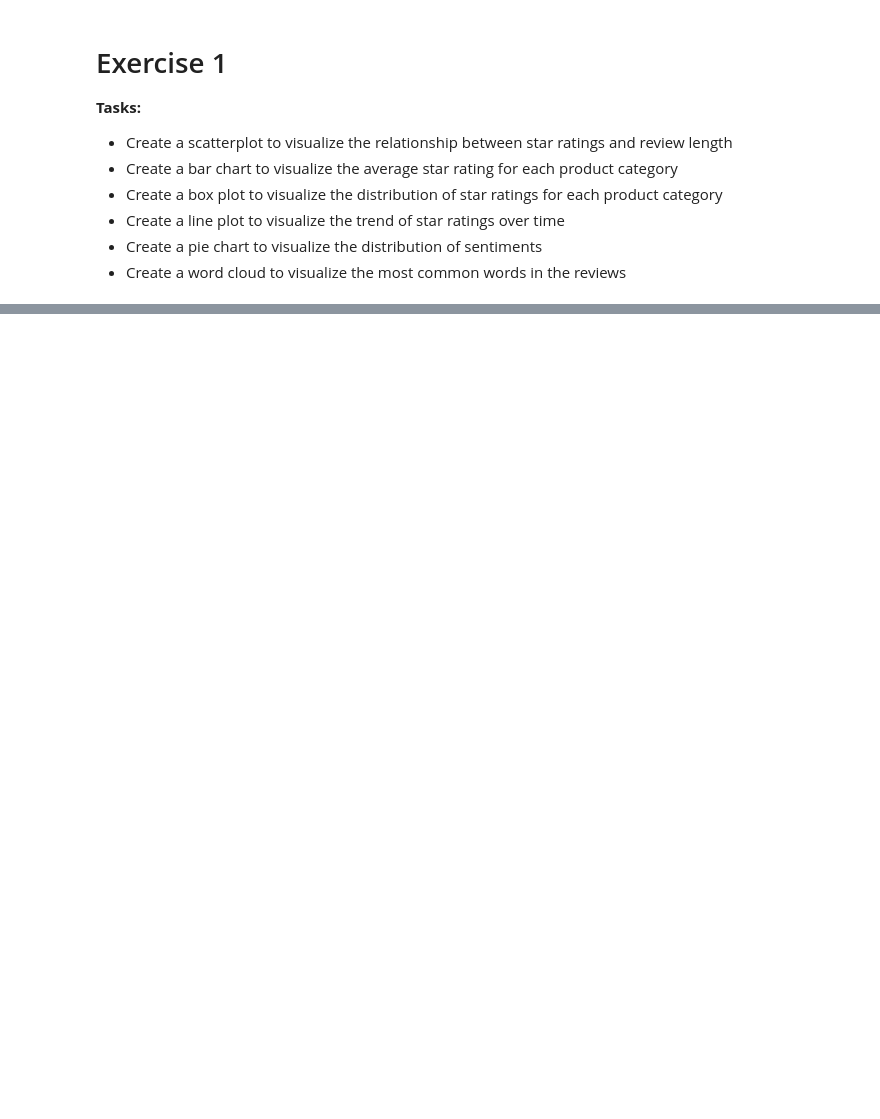
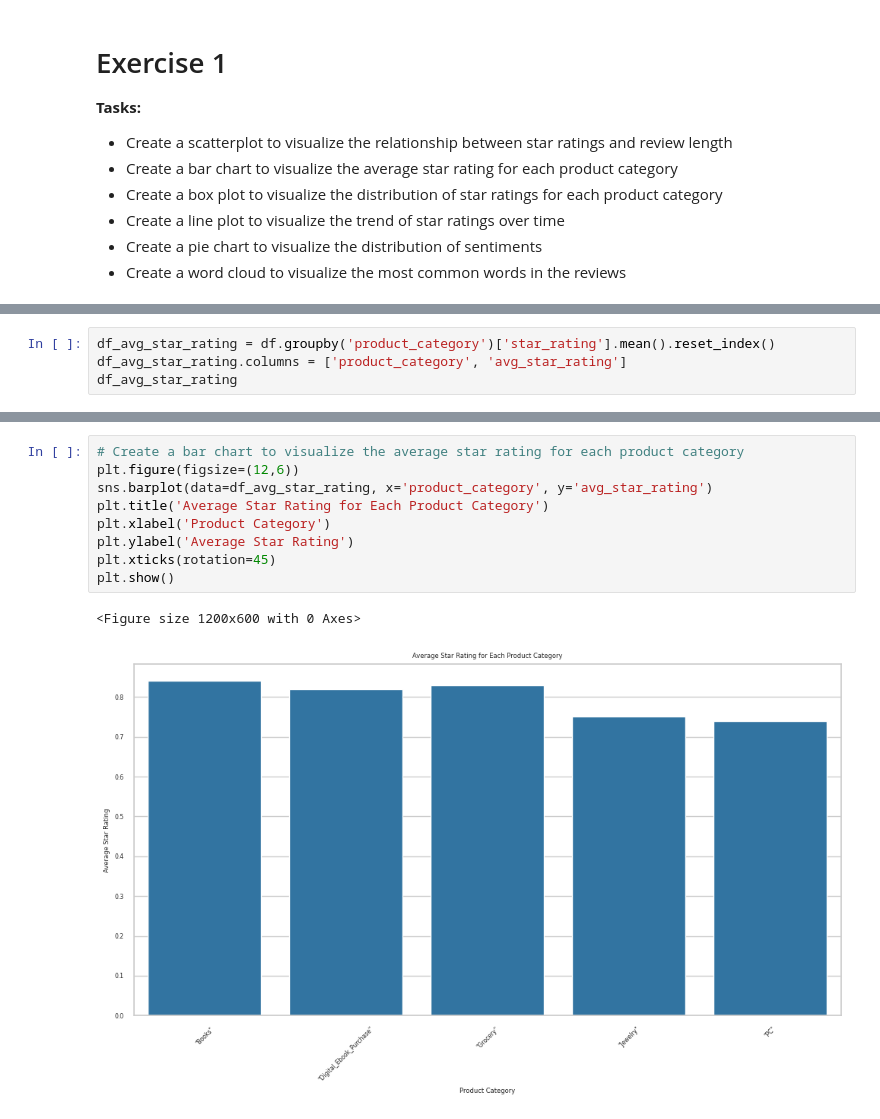
Before and after one commit to Shankar-Hadimani/PythonforDataScience, a Jupyter notebook: 1. Data Exploration using Amazon book dataset.ipynb, the cells around one changed output, grey strips where cells are left out. Cells and saved outputs as stored; diff of their text form; blank space fills up the shorter version.

```diff
--- a/1. Data Exploration using Amazon book dataset.ipynb
+++ b/1. Data Exploration using Amazon book dataset.ipynb
@@ -152,0 +209,4 @@ plt.show()
+# %%
+df_avg_star_rating = df.groupby('product_category')['star_rating'].mean().reset_index()
+df_avg_star_rating.columns = ['product_category', 'avg_star_rating']
+df_avg_star_rating
@@ -152,0 +220,12 @@ plt.show()
+# %%
+# Create a bar chart to visualize the average star rating for each product category
+plt.figure(figsize=(12,6))
+sns.barplot(data=df_avg_star_rating, x='product_category', y='avg_star_rating')
+plt.title('Average Star Rating for Each Product Category')
+plt.xlabel('Product Category')
+plt.ylabel('Average Star Rating')
+plt.xticks(rotation=45)
+plt.show()
+# %% [output]
+<Figure size 1200x600 with 0 Axes>
+[figure, added]
```
Also changed, not shown: parts of 13 cells of this notebook.
